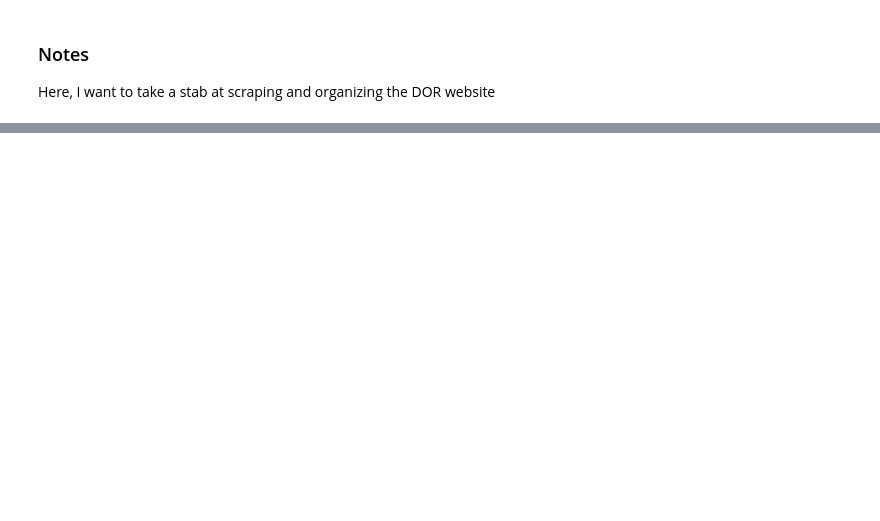
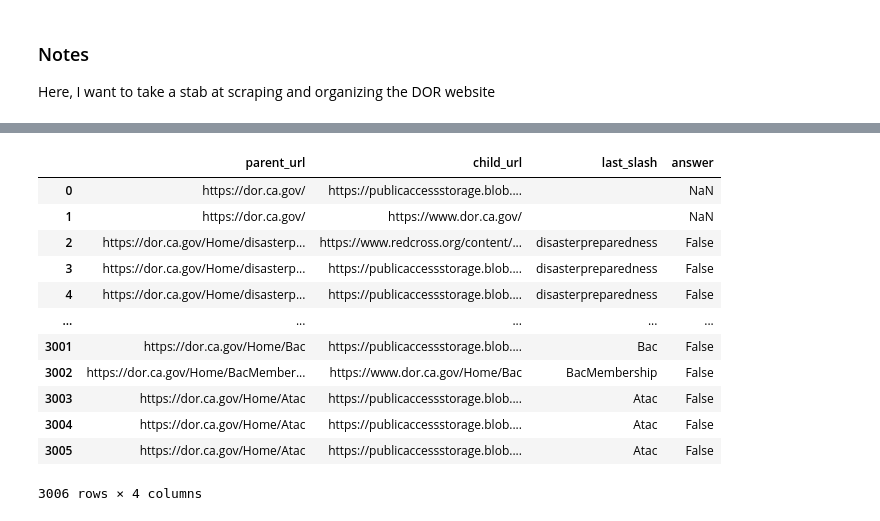
Before and after one commit to ragathon-care/rad, a Jupyter notebook: rad/notebooks/RAD-15_ScrapeAndOrganizeDOR.ipynb, the cells around one changed output, grey strips where cells are left out. Drawn from its saved outputs; the diff is of its cells as text; code cells hidden in the pictures; blank space fills up the shorter version.

```diff
--- a/rad/notebooks/RAD-15_ScrapeAndOrganizeDOR.ipynb
+++ b/rad/notebooks/RAD-15_ScrapeAndOrganizeDOR.ipynb
@@ -41,0 +202,16 @@ https://www.anyscale.com/blog/a-comprehensive-guide-for-building-rag-based-llm-a
+# %%
+nonarchive_urls_df
+# %% [output]
+|  | parent_url | child_url | last_slash | answer |
+| 0 | https://dor.ca.gov/ | https://publicaccessstorage.blob.... |  | NaN |
+| 1 | https://dor.ca.gov/ | https://www.dor.ca.gov/ |  | NaN |
+| 2 | https://dor.ca.gov/Home/disasterp... | https://www.redcross.org/content/... | disasterpreparedness | False |
+| 3 | https://dor.ca.gov/Home/disasterp... | https://publicaccessstorage.blob.... | disasterpreparedness | False |
+| 4 | https://dor.ca.gov/Home/disasterp... | https://publicaccessstorage.blob.... | disasterpreparedness | False |
+| ... | ... | ... | ... | ... |
+| 3001 | https://dor.ca.gov/Home/Bac | https://publicaccessstorage.blob.... | Bac | False |
+| 3002 | https://dor.ca.gov/Home/BacMember... | https://www.dor.ca.gov/Home/Bac | BacMembership | False |
+| 3003 | https://dor.ca.gov/Home/Atac | https://publicaccessstorage.blob.... | Atac | False |
+| 3004 | https://dor.ca.gov/Home/Atac | https://publicaccessstorage.blob.... | Atac | False |
+| 3005 | https://dor.ca.gov/Home/Atac | https://publicaccessstorage.blob.... | Atac | False |
+3006 rows × 4 columns
```
Also changed, not shown: parts of 75 cells of this notebook, 3 other files.
